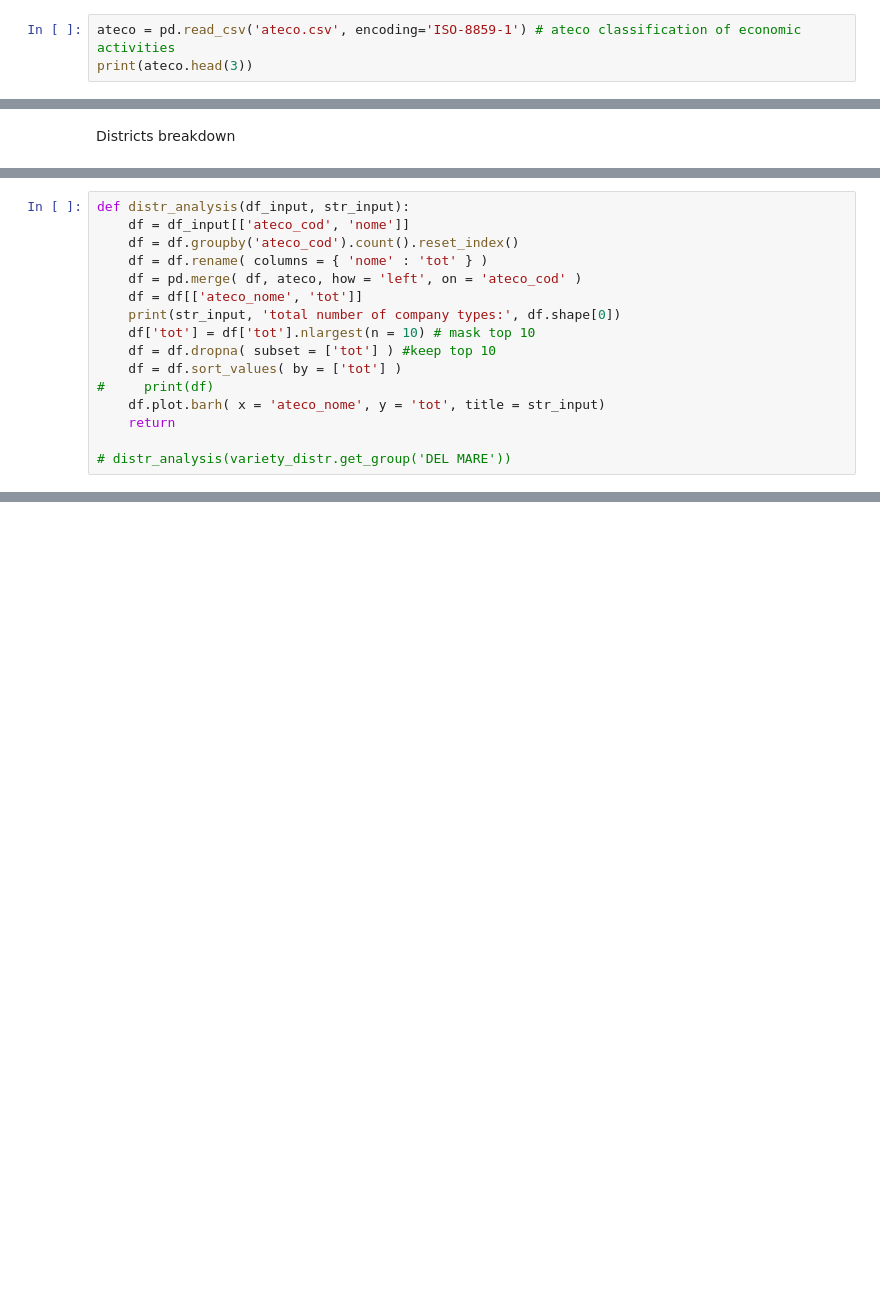
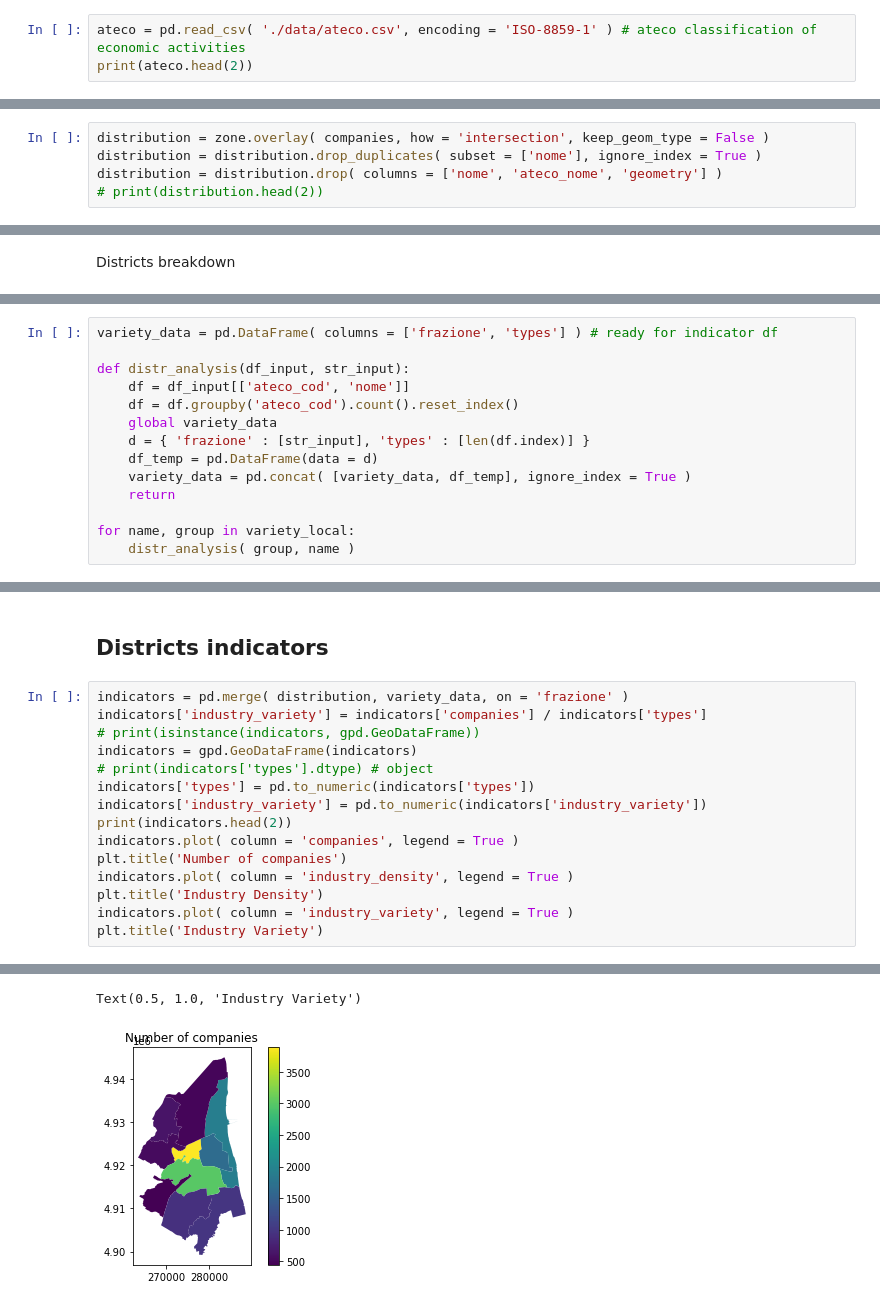
Before and after one commit to p-vale/citylife-indicators, a Jupyter notebook: industry-variety.ipynb, the cells around one changed output, grey strips where cells are left out. Saved outputs shown, nothing was run; the diff lists cells and outputs as text; blank space fills up the shorter version.

Commit message:
dog and industry complete

```diff
--- a/industry-variety.ipynb
+++ b/industry-variety.ipynb
@@ -29,8 +25,8 @@ epsg:32633
 <AxesSubplot:>
 [figure]
 # %%
-ateco = pd.read_csv('ateco.csv', encoding='ISO-8859-1') # ateco classification of economic activities
-print(ateco.head(3))
+ateco = pd.read_csv( './data/ateco.csv', encoding = 'ISO-8859-1' ) # ateco classification of economic activities
+print(ateco.head(2))
 # %% [output]
   ateco_cod                                         ateco_nome
 0         U      Organizzazioni ed organismi extraterritoriali
@@ -128 +91,6 @@ distribution.plot(column = "frazione")
+# %%
+distribution = zone.overlay( companies, how = 'intersection', keep_geom_type = False )
+distribution = distribution.drop_duplicates( subset = ['nome'], ignore_index = True )
+distribution = distribution.drop( columns = ['nome', 'ateco_nome', 'geometry'] )
+# print(distribution.head(2))
 # %%
@@ -200,16 +148,14 @@ print(variety_distr.get_group('DEL MARE').head(3))
 # %%
+variety_data = pd.DataFrame( columns = ['frazione', 'types'] ) # ready for indicator df
+
 def distr_analysis(df_input, str_input):
     df = df_input[['ateco_cod', 'nome']]
     df = df.groupby('ateco_cod').count().reset_index()
-    df = df.rename( columns = { 'nome' : 'tot' } )
-    df = pd.merge( df, ateco, how = 'left', on = 'ateco_cod' )
-    df = df[['ateco_nome', 'tot']]
-    print(str_input, 'total number of company types:', df.shape[0])
-    df['tot'] = df['tot'].nlargest(n = 10) # mask top 10
-    df = df.dropna( subset = ['tot'] ) #keep top 10
-    df = df.sort_values( by = ['tot'] )
-#     print(df)
-    df.plot.barh( x = 'ateco_nome', y = 'tot', title = str_input)
+    global variety_data
+    d = { 'frazione' : [str_input], 'types' : [len(df.index)] }
+    df_temp = pd.DataFrame(data = d)
+    variety_data = pd.concat( [variety_data, df_temp], ignore_index = True )
     return
 
-# distr_analysis(variety_distr.get_group('DEL MARE'))
+for name, group in variety_local:
+    distr_analysis( group, name )
@@ -243,0 +185,18 @@ SANT'ALBERTO total number of company types: 31
+# %% [markdown]
+## Districts indicators
+# %%
+indicators = pd.merge( distribution, variety_data, on = 'frazione' )
+indicators['industry_variety'] = indicators['companies'] / indicators['types']
+# print(isinstance(indicators, gpd.GeoDataFrame))
+indicators = gpd.GeoDataFrame(indicators)
+# print(indicators['types'].dtype) # object
+indicators['types'] = pd.to_numeric(indicators['types'])
+indicators['industry_variety'] = pd.to_numeric(indicators['industry_variety'])
+print(indicators.head(2))
+indicators.plot( column = 'companies', legend = True )
+plt.title('Number of companies')
+indicators.plot( column = 'industry_density', legend = True )
+plt.title('Industry Density')
+indicators.plot( column = 'industry_variety', legend = True )
+plt.title('Industry Variety')
+# %% [output]
@@ -243,0 +214,2 @@ SANT'ALBERTO total number of company types: 31
+Text(0.5, 1.0, 'Industry Variety')
+[figure, added]
```
Also changed, not shown: parts of 20 cells of this notebook, 7 other files.
